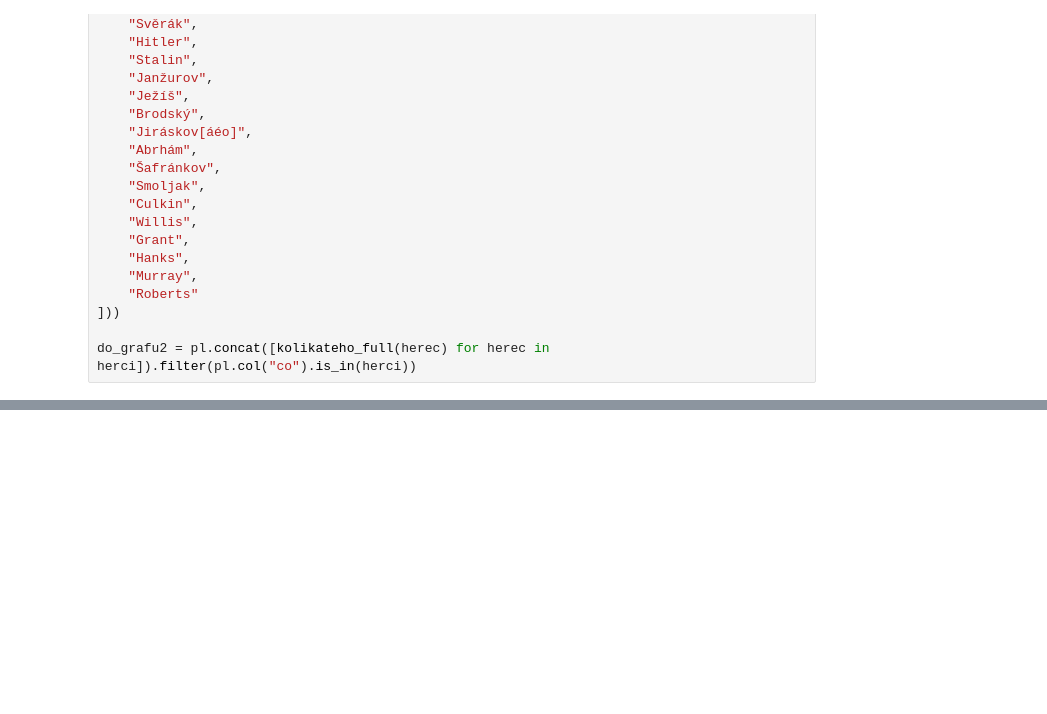
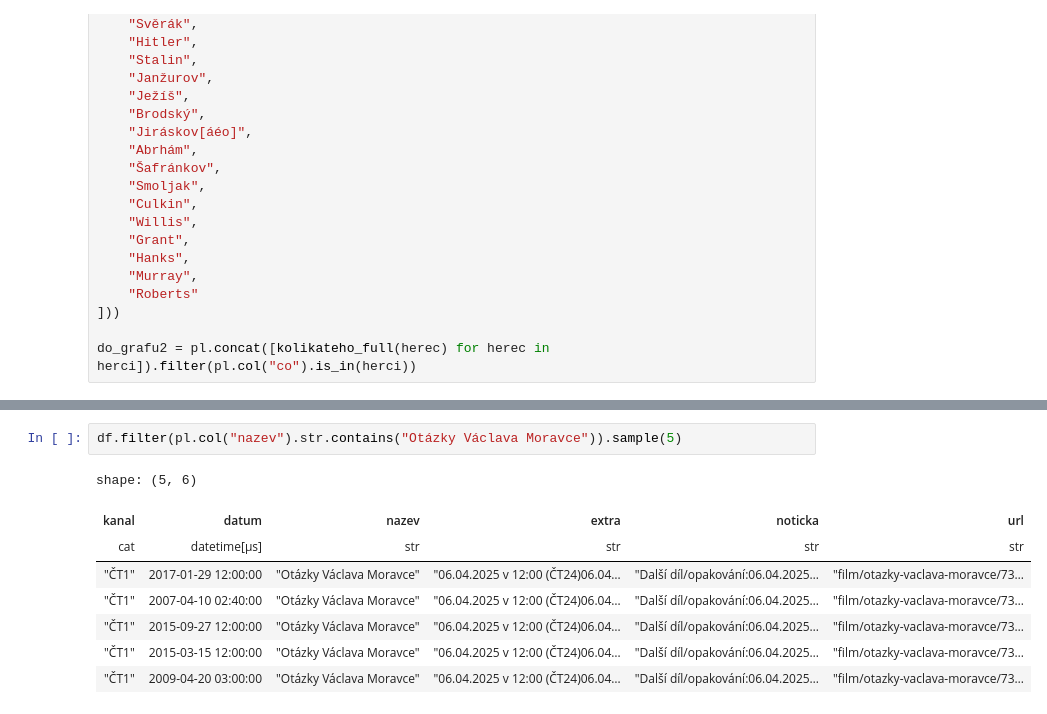
Before and after one commit to DataRozhlas/televizni-programy, a Jupyter notebook: 103_vanoce.ipynb, the cells around one changed output, grey strips where cells are left out. Saved outputs shown, nothing was run; the diff lists cells and outputs as text; blank space fills up the shorter version.

```diff
--- a/103_vanoce.ipynb
+++ b/103_vanoce.ipynb
@@ -202,0 +439,11 @@ alt.Chart(
+# %%
+df.filter(pl.col("nazev").str.contains("Otázky Václava Moravce")).sample(5)
+# %% [output]
+shape: (5, 6)
+| kanal | datum | nazev | extra | noticka | url |
+| cat | datetime[μs] | str | str | str | str |
+| "ČT1" | 2017-01-29 12:00:00 | "Otázky Václava Moravce" | "06.04.2025 v 12:00 (ČT24)06.04… | "Další díl/opakování:06.04.2025… | "film/otazky-vaclava-moravce/73… |
+| "ČT1" | 2007-04-10 02:40:00 | "Otázky Václava Moravce" | "06.04.2025 v 12:00 (ČT24)06.04… | "Další díl/opakování:06.04.2025… | "film/otazky-vaclava-moravce/73… |
+| "ČT1" | 2015-09-27 12:00:00 | "Otázky Václava Moravce" | "06.04.2025 v 12:00 (ČT24)06.04… | "Další díl/opakování:06.04.2025… | "film/otazky-vaclava-moravce/73… |
+| "ČT1" | 2015-03-15 12:00:00 | "Otázky Václava Moravce" | "06.04.2025 v 12:00 (ČT24)06.04… | "Další díl/opakování:06.04.2025… | "film/otazky-vaclava-moravce/73… |
+| "ČT1" | 2009-04-20 03:00:00 | "Otázky Václava Moravce" | "06.04.2025 v 12:00 (ČT24)06.04… | "Další díl/opakování:06.04.2025… | "film/otazky-vaclava-moravce/73… |
```
Also changed, not shown: parts of 23 cells of this notebook, 10 other files.
